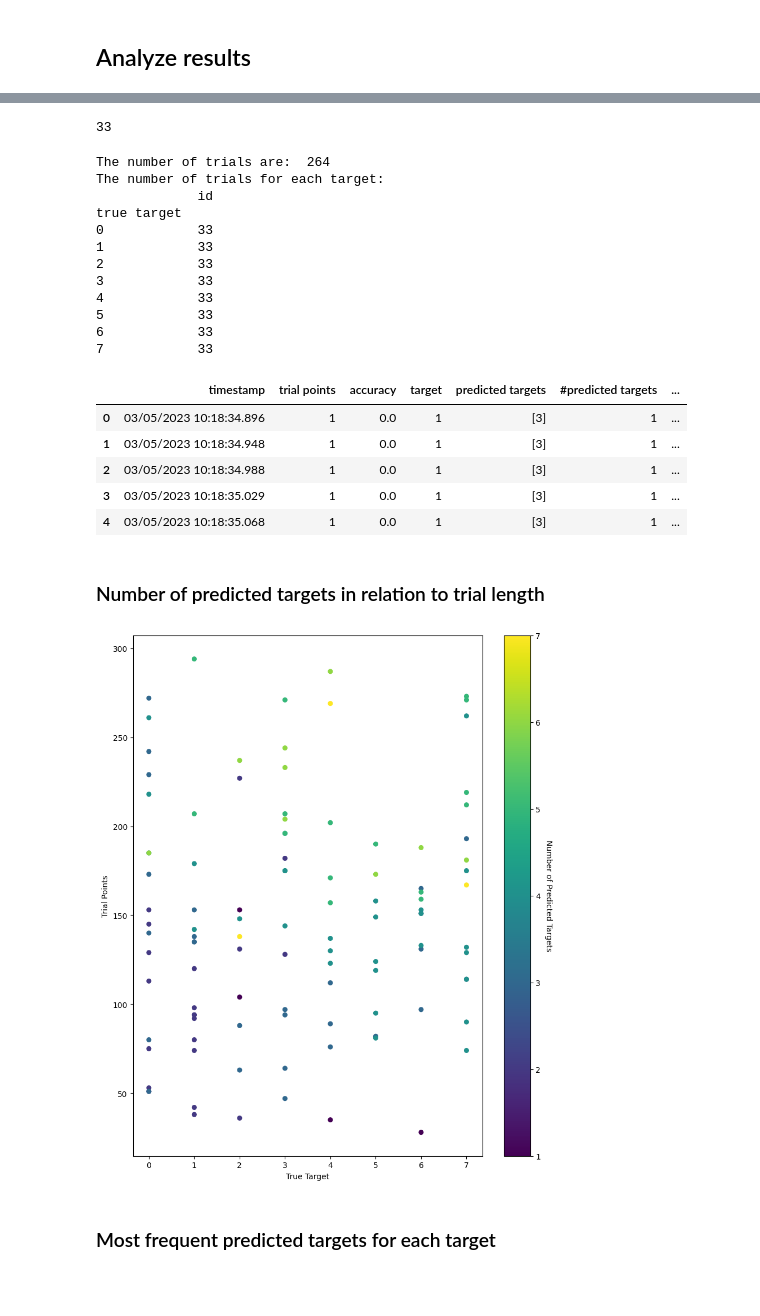
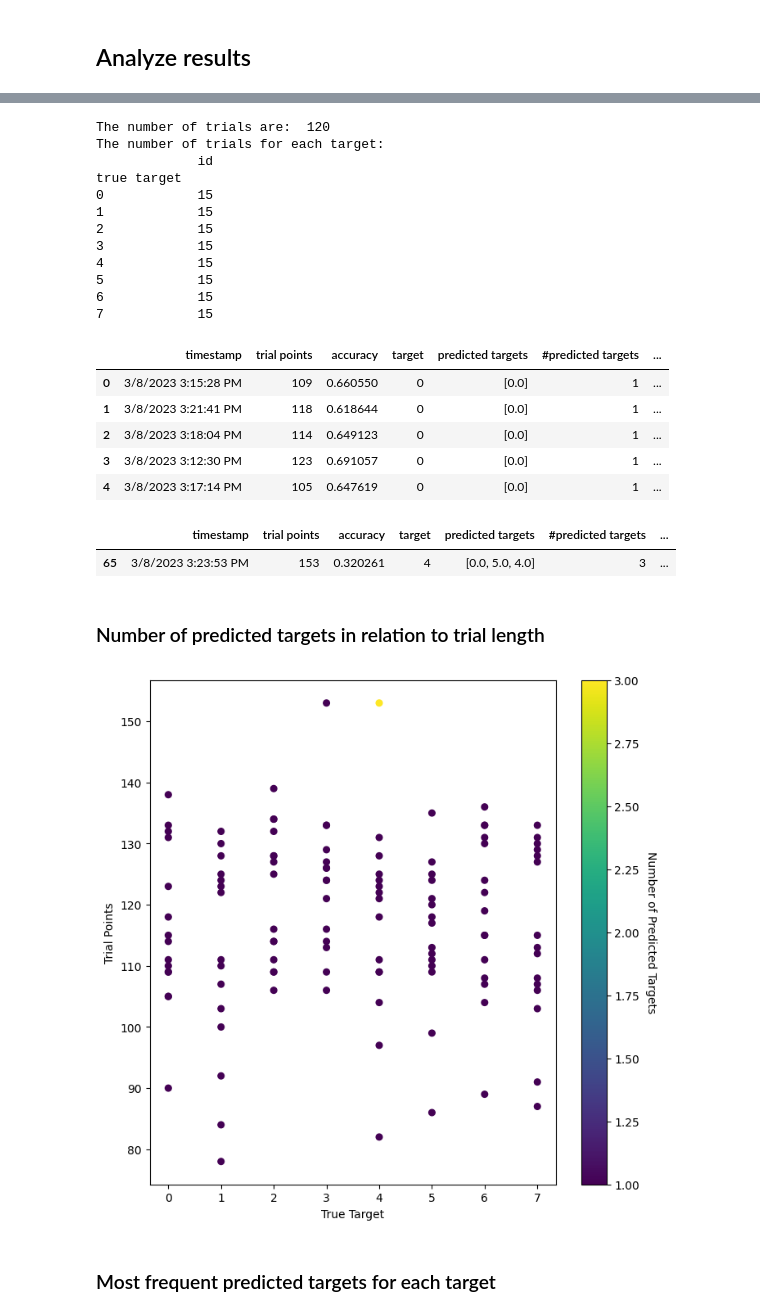
Before and after one commit to shokoofehv/Anticipatory-Indicators-of-Human-Walking-Motion, a Jupyter notebook: Assets/Scripts/test.ipynb, the cells around one changed output, grey strips where cells are left out. Cells and saved outputs as stored; diff of their text form; code cells hidden in the pictures; blank space fills up the shorter version.

```diff
--- a/Assets/Scripts/test.ipynb
+++ b/Assets/Scripts/test.ipynb
@@ -105,12 +192,2 @@ data1#.sort_values(by=['timestamp', 'id'])
 # %%
 data1.to_csv(dataset_path, header=False, index=False)
-# %%
-fig, axes = plt.subplots(nrows=4, ncols=2, figsize=(7, 16)) #figsize=(7, 18),
-for i, ax in enumerate(axes.flat):
-    tmp = data_t[data_t['true target'] == i]
-    ax.scatter(tmp['x'], tmp['z'], s=0.001)
-    ax.set_xlim([-5, 5])
-    ax.set_ylim([-5, 5])
-    ax.title.set_text(f'Target {i}' )
-    ax.set_aspect('equal')
-plt.savefig("../Plots/training trajectories")
@@ -129,8 +202,12 @@ plt.show()
 # %%
 # adding the predicted target as a new column
 def pred(x):
-    pred = x[-n_targets:].copy().astype(float).reset_index(drop=True).idxmax()
-    return pred
+    tmp = x[-n_targets:].copy().astype(float).reset_index(drop=True)
+    if (tmp.min() == tmp.max()):
+        return None
+    else:
+        pred = tmp.idxmax()
+        return pred
 
 df["prediction target"] = df.apply(lambda x: pred(x), axis=1)
 df["similarity"] = df.apply(lambda x: 1 if x["true target"] == x["prediction target"] else 0, axis=1)
@@ -160,7 +253,3 @@ true target
-# %%
-min_trials
-# %% [output]
-33
 # %%
 groups = df[['id', 'true target']].drop_duplicates().reset_index(drop=True)
 groups = groups.groupby(["true target"], as_index=False).sample(min_trials)
@@ -170,22 +259,22 @@ print("The number of trials are: ", n_trials)
 
 trials_targets = data1[['id', 'true target']].drop_duplicates()
 trials_targets = trials_targets.groupby(['true target'])['id'].count()
-# min_trials = trials_targets.min()
 print("The number of trials for each target:")
 print(trials_targets.to_frame())
+df = data1.copy()
 # %% [output]
-The number of trials are:  264
+The number of trials are:  120
 The number of trials for each target:
              id
 true target
-0            33
-1            33
-2            33
-3            33
-4            33
-5            33
-6            33
-7            33
+0            15
+1            15
+2            15
+3            15
+4            15
+5            15
+6            15
+7            15
 # %%
 timestamp = df[['timestamp']].drop_duplicates()
 
@@ -204,6 +293,7 @@ for index, t in timestamp.iterrows():
     accuracy = trial["similarity"].sum() / len(trial)
     target = trial["true target"].unique()
     predicted_targets = trial["prediction target"].unique()
+    predicted_targets = predicted_targets[~np.isnan(predicted_targets)]
 
     match = trial[trial["true target"] == trial["prediction target"]]
     first_match_index = match.index[0] + 1 if not match.empty else trial.index[-1] + 1
@@ -226,26 +316,32 @@ accu[["trial points", "target", "#predicted targets"]] = accu[["trial points", "
 accu.head()
 # %% [output]
 |  | timestamp | trial points | accuracy | target | predicted targets | #predicted targets | ... |
-| 0 | 03/05/2023 10:18:34.896 | 1 | 0.0 | 1 | [3] | 1 | ... |
-| 1 | 03/05/2023 10:18:34.948 | 1 | 0.0 | 1 | [3] | 1 | ... |
-| 2 | 03/05/2023 10:18:34.988 | 1 | 0.0 | 1 | [3] | 1 | ... |
-| 3 | 03/05/2023 10:18:35.029 | 1 | 0.0 | 1 | [3] | 1 | ... |
-| 4 | 03/05/2023 10:18:35.068 | 1 | 0.0 | 1 | [3] | 1 | ... |
+| 0 | 3/8/2023 3:15:28 PM | 109 | 0.660550 | 0 | [0.0] | 1 | ... |
+| 1 | 3/8/2023 3:21:41 PM | 118 | 0.618644 | 0 | [0.0] | 1 | ... |
+| 2 | 3/8/2023 3:18:04 PM | 114 | 0.649123 | 0 | [0.0] | 1 | ... |
+| 3 | 3/8/2023 3:12:30 PM | 123 | 0.691057 | 0 | [0.0] | 1 | ... |
+| 4 | 3/8/2023 3:17:14 PM | 105 | 0.647619 | 0 | [0.0] | 1 | ... |
+# %%
+accu[accu['#predicted targets'] >1]
+# %% [output]
+|  | timestamp | trial points | accuracy | target | predicted targets | #predicted targets | ... |
+| 65 | 3/8/2023 3:23:53 PM | 153 | 0.320261 | 4 | [0.0, 5.0, 4.0] | 3 | ... |
 # %% [markdown]
 ### Number of predicted targets in relation to trial length
 # %%
-fig = plt.figure(figsize=(10,12))
+fig = plt.figure(figsize=(8,8))
 
 plt.scatter(accu["target"], accu["trial points"], c = accu["#predicted targets"], s=30)
 cbar = plt.colorbar()
 cbar.ax.set_ylabel('Number of Predicted Targets', rotation=270, labelpad=15)
 
 plt.xlabel("True Target")
 plt.ylabel("Trial Points")
+# plt.set_aspect('equal')
 plt.savefig("../Plots/Number of predicted targets in relation to trial length")
 plt.show()
 # %% [output]
-[figure, old version]
+[figure, new version]
 # %%
 # df = accu.copy()
 
```
Also changed, not shown: parts of 20 cells of this notebook, 29 other files.
